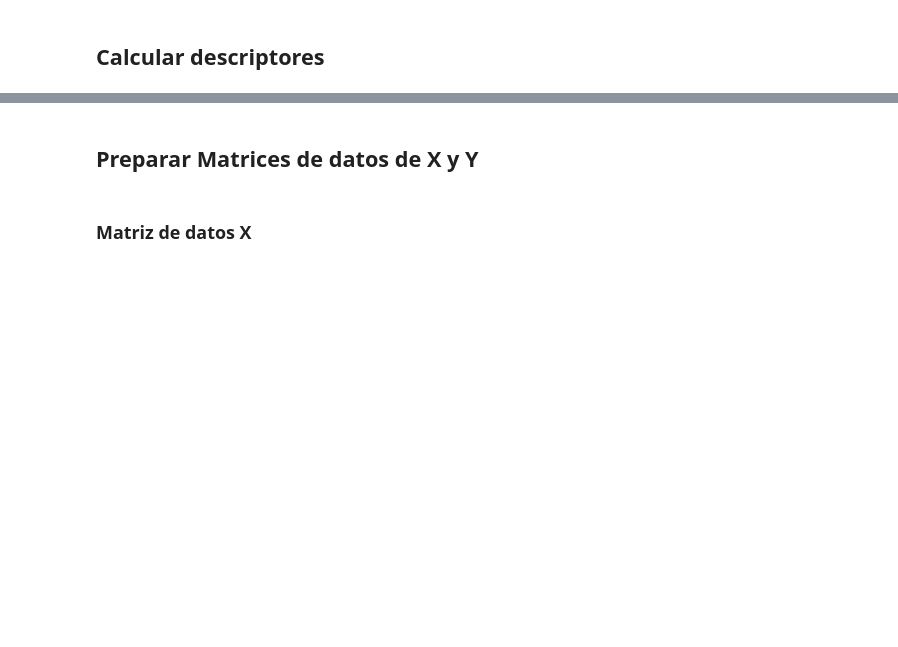
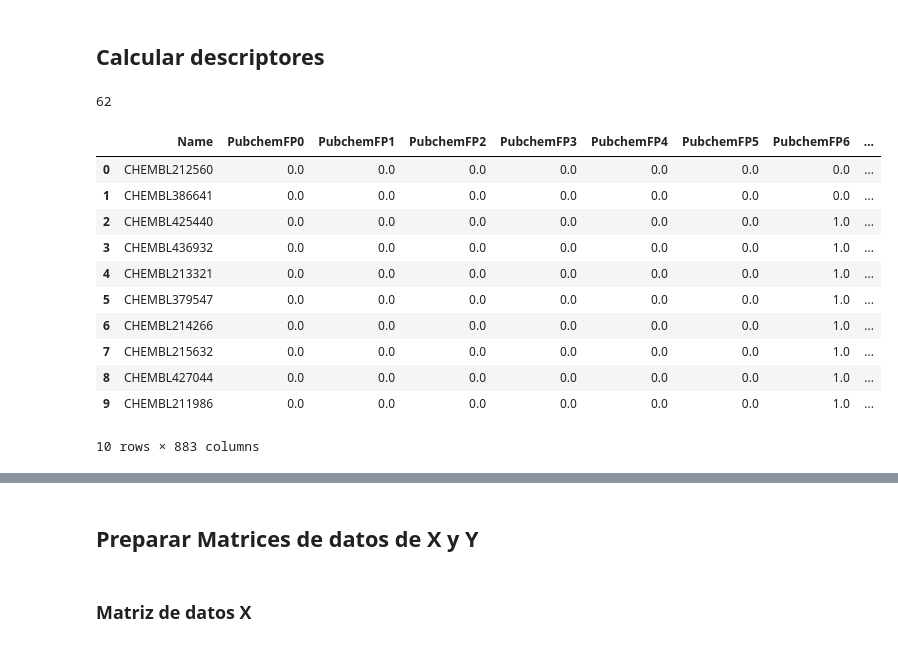
Before and after one commit to rromerov/Proyecto_Integrador, a Jupyter notebook: Avance2/Avance2.12.ipynb, the cells around one changed output, grey strips where cells are left out. Drawn from its saved outputs; the diff is of its cells as text; code cells hidden in the pictures; blank space fills up the shorter version.

```diff
--- a/Avance2/Avance2.12.ipynb
+++ b/Avance2/Avance2.12.ipynb
@@ -32,0 +251,3 @@ df.head()
+# %%
+df_norm = norm_value(combined_df)
+df_norm.head(5)
@@ -32,0 +263,3 @@ df.head()
+# %%
+df_plc50 = pIC50(df_norm)
+df_plc50.head(10)
@@ -81,0 +449,20 @@ data["SMILES"] = data["SMILES"].apply(Chem.MolToSmiles)
+# %%
+len(fingerprints_df)
+# %% [output]
+62
+# %%
+df_pubchem_fp_pic = pd.concat([fingerprints_df,df_plc50_two_classes['pIC50']], axis=1)
+df_pubchem_fp_pic.head(10)
+# %% [output]
+|  | Name | PubchemFP0 | PubchemFP1 | PubchemFP2 | PubchemFP3 | PubchemFP4 | PubchemFP5 | PubchemFP6 | ... |
+| 0 | CHEMBL212560 | 0.0 | 0.0 | 0.0 | 0.0 | 0.0 | 0.0 | 0.0 | ... |
+| 1 | CHEMBL386641 | 0.0 | 0.0 | 0.0 | 0.0 | 0.0 | 0.0 | 0.0 | ... |
+| 2 | CHEMBL425440 | 0.0 | 0.0 | 0.0 | 0.0 | 0.0 | 0.0 | 1.0 | ... |
+| 3 | CHEMBL436932 | 0.0 | 0.0 | 0.0 | 0.0 | 0.0 | 0.0 | 1.0 | ... |
+| 4 | CHEMBL213321 | 0.0 | 0.0 | 0.0 | 0.0 | 0.0 | 0.0 | 1.0 | ... |
+| 5 | CHEMBL379547 | 0.0 | 0.0 | 0.0 | 0.0 | 0.0 | 0.0 | 1.0 | ... |
+| 6 | CHEMBL214266 | 0.0 | 0.0 | 0.0 | 0.0 | 0.0 | 0.0 | 1.0 | ... |
+| 7 | CHEMBL215632 | 0.0 | 0.0 | 0.0 | 0.0 | 0.0 | 0.0 | 1.0 | ... |
+| 8 | CHEMBL427044 | 0.0 | 0.0 | 0.0 | 0.0 | 0.0 | 0.0 | 1.0 | ... |
+| 9 | CHEMBL211986 | 0.0 | 0.0 | 0.0 | 0.0 | 0.0 | 0.0 | 1.0 | ... |
+10 rows × 883 columns
```
Also changed, not shown: parts of 51 cells of this notebook.
